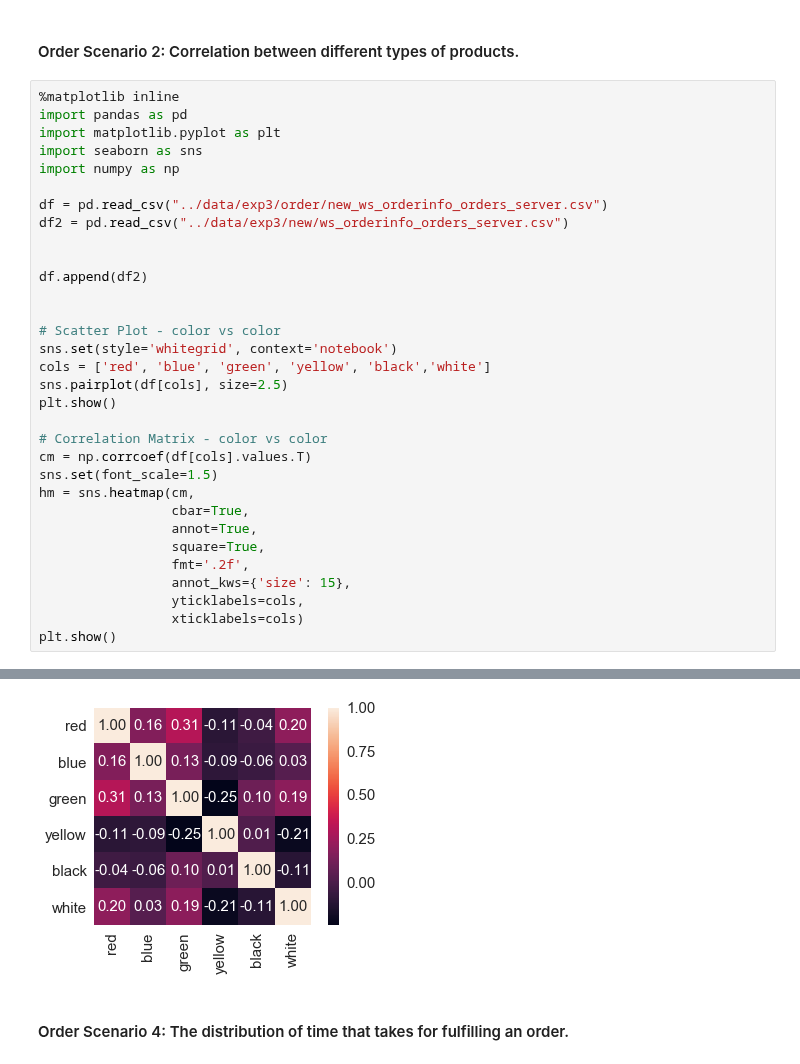
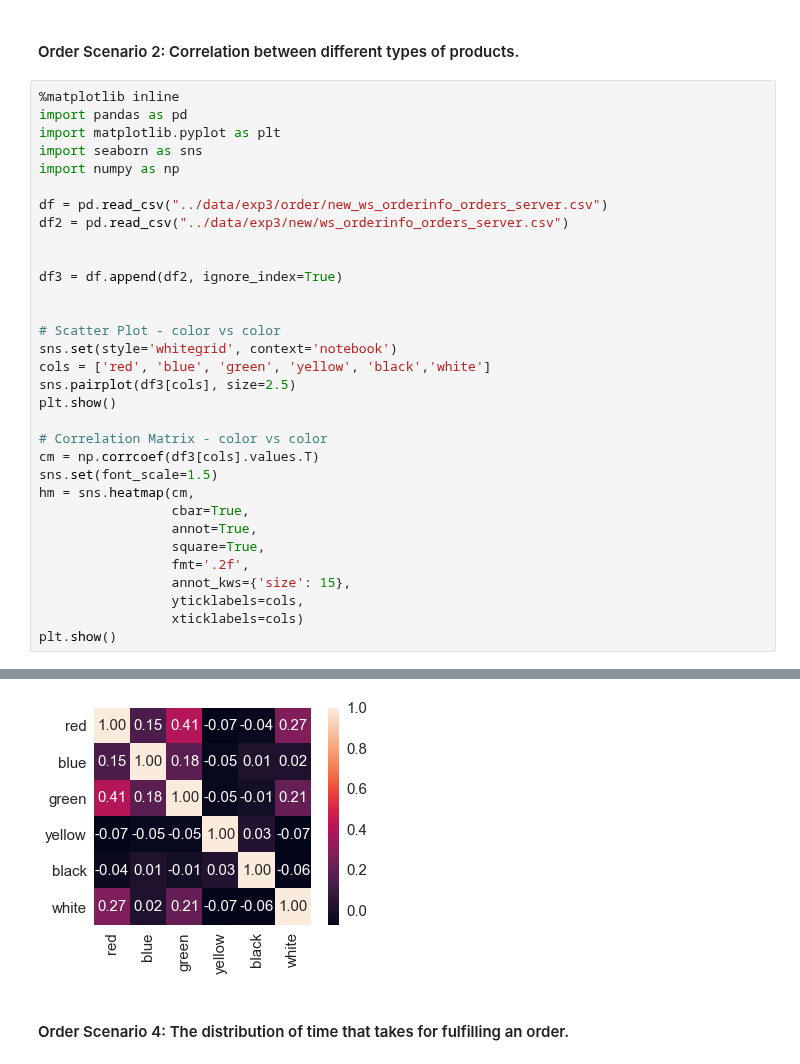
Before and after one commit to miaoever/IOT, a Jupyter notebook: Standup 6/IoT standup 6-regression-exp1.ipynb, the cells around one changed output, grey strips where cells are left out. Saved outputs shown, nothing was run; the diff lists cells and outputs as text.

```diff
--- a/Standup 6/IoT standup 6-regression-exp1.ipynb
+++ b/Standup 6/IoT standup 6-regression-exp1.ipynb
@@ -96,17 +96,17 @@ df = pd.read_csv("../data/exp3/order/new_ws_orderinfo_orders_server.csv")
 df2 = pd.read_csv("../data/exp3/new/ws_orderinfo_orders_server.csv")
 
 
-df.append(df2)
+df3 = df.append(df2, ignore_index=True)
 
 
 # Scatter Plot - color vs color
 sns.set(style='whitegrid', context='notebook')
 cols = ['red', 'blue', 'green', 'yellow', 'black','white']
-sns.pairplot(df[cols], size=2.5)
+sns.pairplot(df3[cols], size=2.5)
 plt.show()
 
 # Correlation Matrix - color vs color
-cm = np.corrcoef(df[cols].values.T)
+cm = np.corrcoef(df3[cols].values.T)
 sns.set(font_scale=1.5)
 hm = sns.heatmap(cm,
                  cbar=True,
@@ -122,4 +122,4 @@ plt.show()
-[figure, old version]
+[figure, new version]
 # %% [markdown]
 #### Order Scenario 4: The distribution of time that takes for fulfilling an order.
 # %%
```
Also changed, not shown: parts of 12 cells of this notebook.
